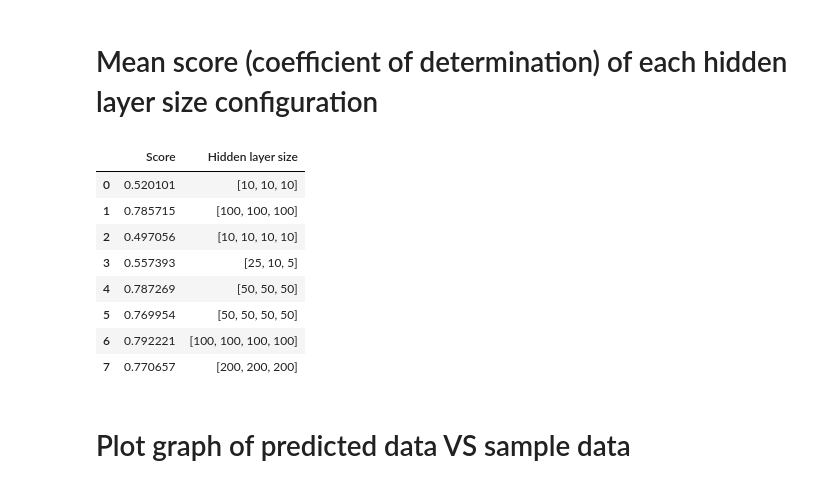
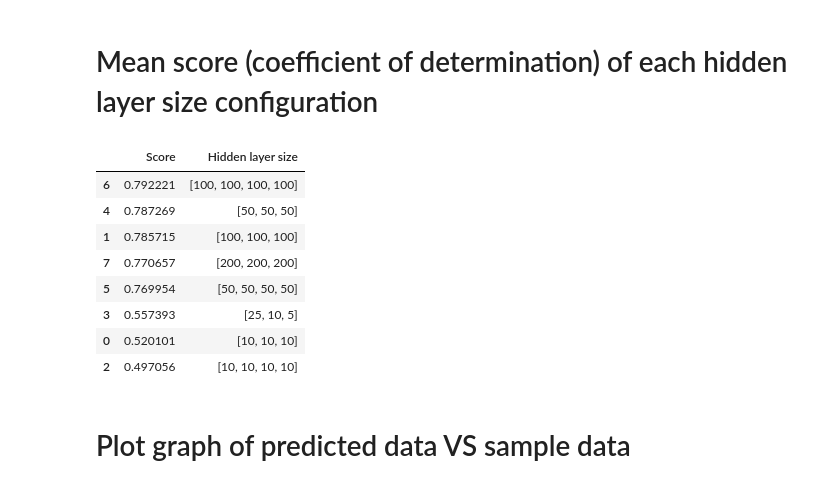
Before and after one commit to NiwEoj/Dr-Soo-ML, a Jupyter notebook: First ML/First ML.ipynb, the cells around one changed output. Drawn from its saved outputs; the diff is of its cells as text; code cells hidden in the pictures.

```diff
--- a/First ML/First ML.ipynb
+++ b/First ML/First ML.ipynb
@@ -188,6 +188,6 @@ else:
 # Read file (.json file that is generated by the MLP above)
 # %%
 # name/path of file that will be read
-fread = 'Test1 results/NewData (relu, adam).json'
+fread = 'Test1Results/NewData(relu,adam).json'
 
 mdata = pd.read_json(fread)
@@ -196,23 +193,0 @@ mdata = pd.read_json(fread)
-# %%
-# size of subplot (row*column must be >= number of different hidden layer size configurations)
-row = 2
-column = 4
-
-fig, ax = plt.subplots(row,column, figsize = (20,10))
-fig.suptitle(fread, fontsize = 20)
-n = 0
-a = sortHLS(mdata)
-num = len(a)
-
-for i in range(row):
-    for j in range(column):
-        if n < num:
-            sns.histplot(data = mdata['Score'].loc[a[n]], binwidth = 0.05, fill = False, ax = ax[i,j])
-            title = 'Hidden layer size ' + str(mdata['Hidden layer size'].loc[a[n][0]])
-            ax[i,j].set_title(title + '')
-            ax[i,j].set_label('Coefficient of determination')
-            ax[i,j].set_ylim(0,20)
-            ax[i,j].set_xlim(0,1)
-            n = n + 1
-
-plt.show()
@@ -223,27 +196,27 @@ plt.show()
 # %%
 a = sortHLS(mdata)
 num = len(a)
 Mean = pd.DataFrame()
 for n in range(num):
     try:
         scr = list(mdata['Score'].loc[a[n]].mean())
         hls = list(mdata['Hidden layer size'].loc[a[n][0]])
     except:
         scr = [mdata['Score'].loc[a[n]].mean()]
         hls = [mdata['Hidden layer size'].loc[a[n][0]]]
     comb = pd.DataFrame({'Score':scr,'Hidden layer size':hls})
     Mean = Mean.append(comb,ignore_index=True)
-display(Mean)
+display(Mean.sort_values(by=['Score'],ascending=False))
 # %% [output]
 |  | Score | Hidden layer size |
+| 6 | 0.792221 | [100, 100, 100, 100] |
+| 4 | 0.787269 | [50, 50, 50] |
+| 1 | 0.785715 | [100, 100, 100] |
+| 7 | 0.770657 | [200, 200, 200] |
+| 5 | 0.769954 | [50, 50, 50, 50] |
+| 3 | 0.557393 | [25, 10, 5] |
 | 0 | 0.520101 | [10, 10, 10] |
-| 1 | 0.785715 | [100, 100, 100] |
 | 2 | 0.497056 | [10, 10, 10, 10] |
-| 3 | 0.557393 | [25, 10, 5] |
-| 4 | 0.787269 | [50, 50, 50] |
-| 5 | 0.769954 | [50, 50, 50, 50] |
-| 6 | 0.792221 | [100, 100, 100, 100] |
-| 7 | 0.770657 | [200, 200, 200] |
 # %% [markdown]
 # Plot graph of predicted data VS sample data
 # %%
```
Also changed, not shown: parts of 6 cells of this notebook, 1 other file.
